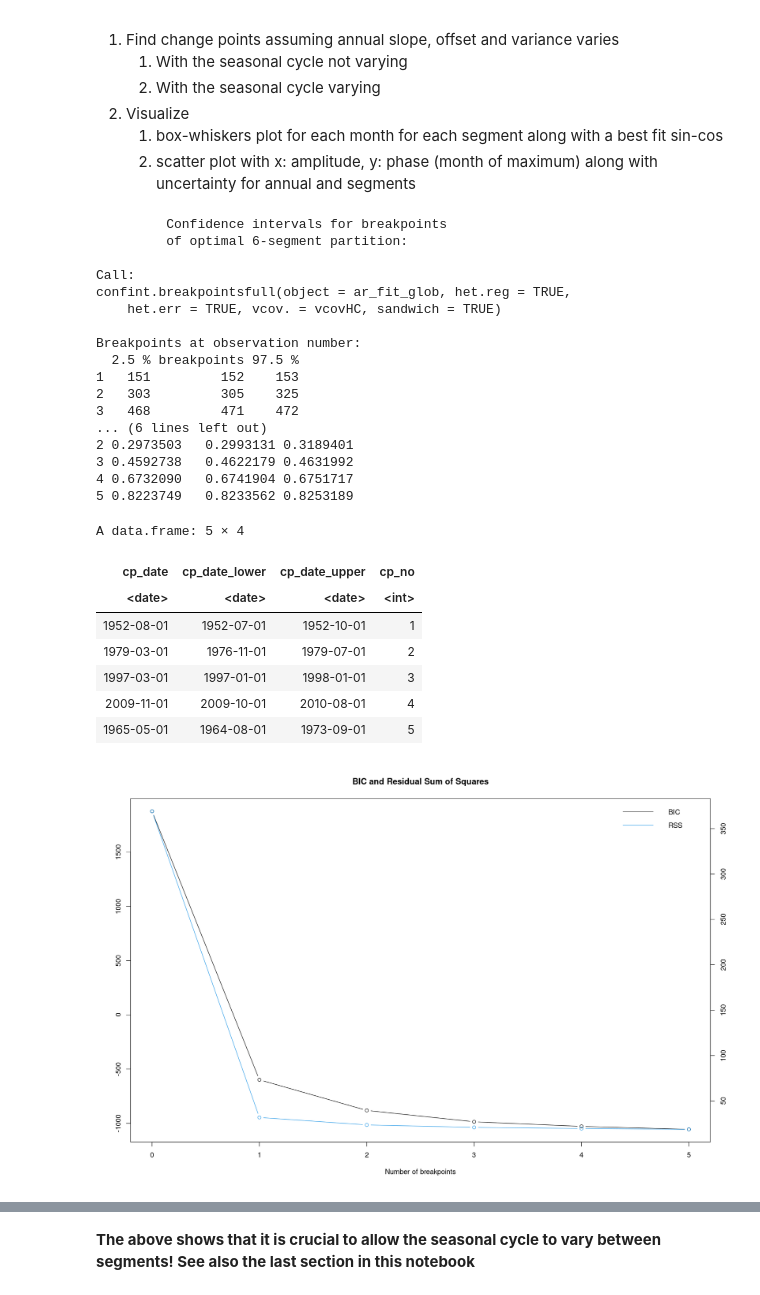
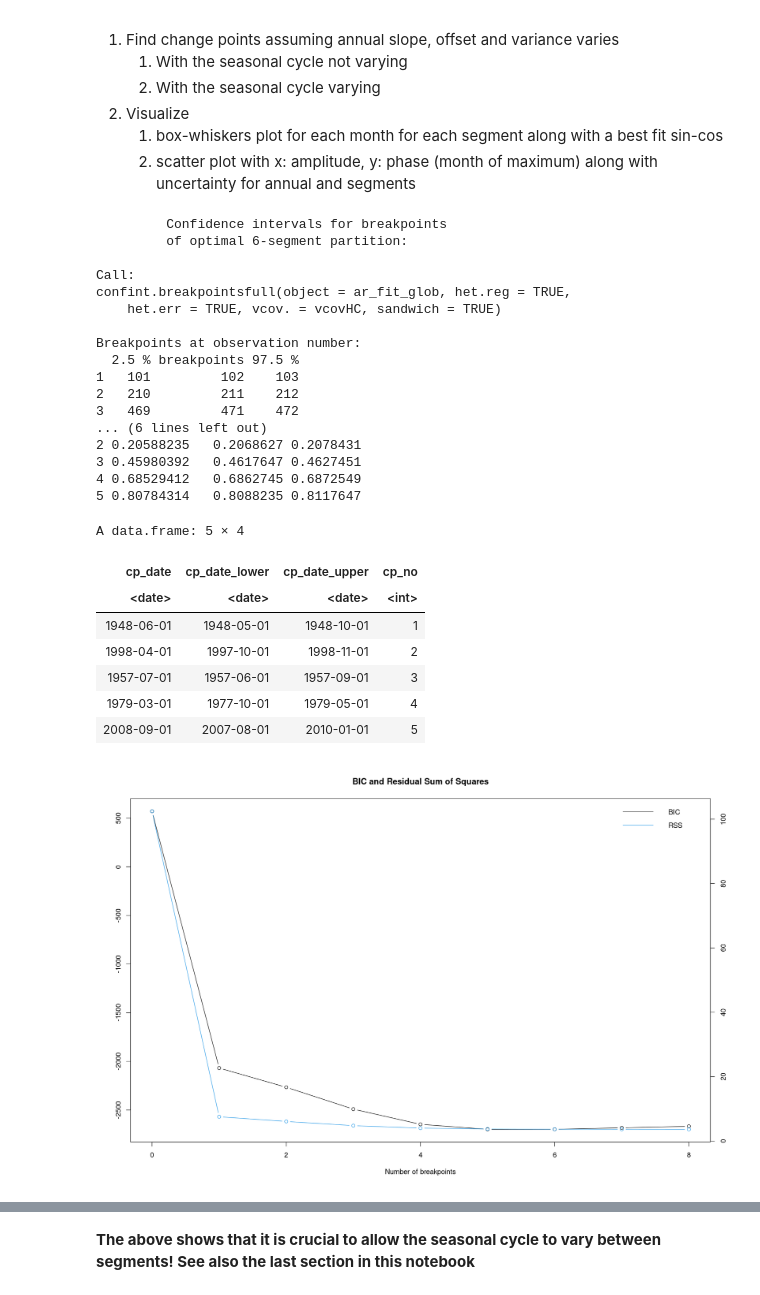
Before and after one commit to hschoeller/wp22a, a Jupyter notebook: notebooks/ChangePoints.ipynb, the cells around one changed output, grey strips where cells are left out. Cells and saved outputs as stored; diff of their text form; code cells hidden in the pictures.

```diff
--- a/notebooks/ChangePoints.ipynb
+++ b/notebooks/ChangePoints.ipynb
@@ -32,8 +14,7 @@ Das folgende Objekt ist maskiert ‘package:stringr’:
 ## Data preprocessing
 # %%
 # 0. Open the netCDF file
-# Replace 'path_to_file.nc' with your actual file path
-target_file <- paste0(DATA_DIR, "geopotential.nc")
+target_file <- paste0(ENS_DATA_DIR, "geopotential.nc")
 nc <- nc_open(target_file)
 
 # Extract the variable 'z' and coordinate vectors
@@ -62,7 +43,7 @@ weights_norm <- lat_mat / sum(lat_mat)
 
 # 1-2: Compute spatially weighted log-average for each time slice
 log_spatial_avg <- vapply(
-    seq_along(time_dates),
+    seq_along(time_whole),
     function(i) {
         # extract slice
         slice <- overall_z[, , i]
@@ -240,56 +152,56 @@ ordered_cp_df <- function(bp_est_monthly, data) {
 # %%
 glob_ar_mod <- nlme::gls(
     log_variance ~ 1,
-    data        = combined_dataset,
+    data        = df,
     correlation = corAR1(form = ~mon_no)
 )
 
-filtered_df <- combined_dataset %>%
+filtered_df <- df %>%
     mutate(ar_filtered = residuals(glob_ar_mod))
 
 
 ar_fit_glob <- breakpoints(
     ar_filtered ~ year,
     data     = filtered_df,
-    h        = .15,
+    h        = .1,
     breaks   = NULL
 )
 par(bg = "white")
 plot(ar_fit_glob)
 print(confint(ar_fit_glob,
     het.err = TRUE,
     het.reg = TRUE,
     sandwich = TRUE,
     vcov. = vcovHC
 ))
 
-cp_df <- ordered_cp_df(ar_fit_glob, combined_dataset)
+cp_df <- ordered_cp_df(ar_fit_glob, df)
 cp_df
 # %% [output]
          Confidence intervals for breakpoints
          of optimal 6-segment partition:
 
 Call:
 confint.breakpointsfull(object = ar_fit_glob, het.reg = TRUE,
     het.err = TRUE, vcov. = vcovHC, sandwich = TRUE)
 
 Breakpoints at observation number:
   2.5 % breakpoints 97.5 %
-1   151         152    153
-2   303         305    325
-3   468         471    472
+1   101         102    103
+2   210         211    212
+3   469         471    472
 ... (6 lines left out)
-2 0.2973503   0.2993131 0.3189401
-3 0.4592738   0.4622179 0.4631992
-4 0.6732090   0.6741904 0.6751717
-5 0.8223749   0.8233562 0.8253189
+2 0.20588235   0.2068627 0.2078431
+3 0.45980392   0.4617647 0.4627451
+4 0.68529412   0.6862745 0.6872549
+5 0.80784314   0.8088235 0.8117647
 A data.frame: 5 × 4
 | cp_date | cp_date_lower | cp_date_upper | cp_no |
 | <date> | <date> | <date> | <int> |
-| 1952-08-01 | 1952-07-01 | 1952-10-01 | 1 |
-| 1979-03-01 | 1976-11-01 | 1979-07-01 | 2 |
-| 1997-03-01 | 1997-01-01 | 1998-01-01 | 3 |
-| 2009-11-01 | 2009-10-01 | 2010-08-01 | 4 |
-| 1965-05-01 | 1964-08-01 | 1973-09-01 | 5 |
+| 1948-06-01 | 1948-05-01 | 1948-10-01 | 1 |
+| 1998-04-01 | 1997-10-01 | 1998-11-01 | 2 |
+| 1957-07-01 | 1957-06-01 | 1957-09-01 | 3 |
+| 1979-03-01 | 1977-10-01 | 1979-05-01 | 4 |
+| 2008-09-01 | 2007-08-01 | 2010-01-01 | 5 |
-[figure, old version]
+[figure, new version]
 # %%
```
Also changed, not shown: parts of 22 cells of this notebook, 4 other files.
